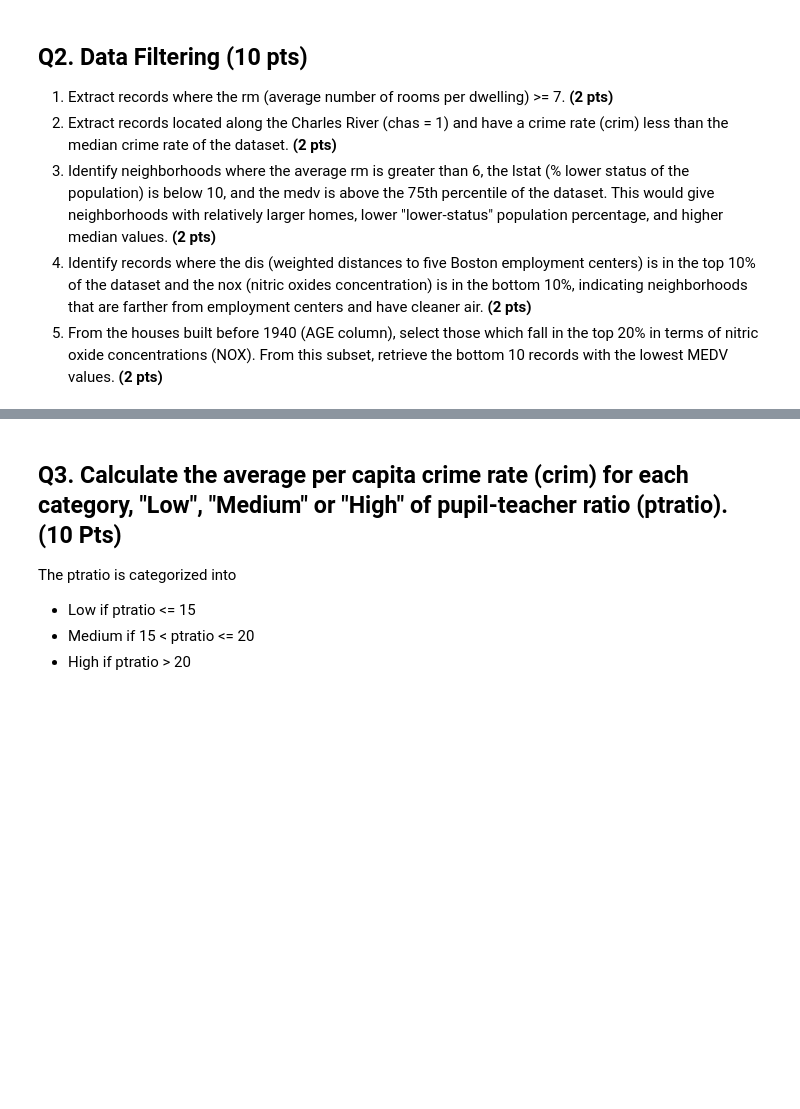
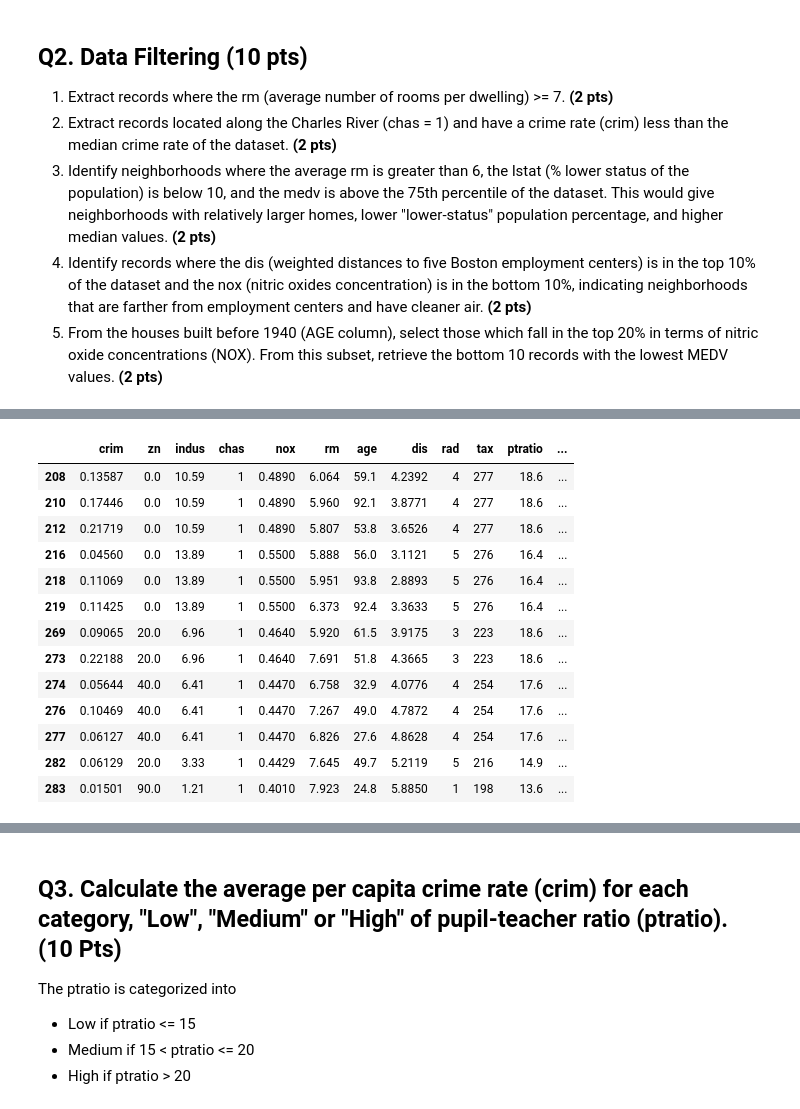
Before and after one commit to alperendemirciai/AIN214, a Jupyter notebook: Assignment1_2023.ipynb, the cells around one changed output, grey strips where cells are left out. Saved outputs shown, nothing was run; the diff lists cells and outputs as text; code cells hidden in the pictures; blank space fills up the shorter version.

```diff
--- a/Assignment1_2023.ipynb
+++ b/Assignment1_2023.ipynb
@@ -60,5 +188,21 @@ pd.set_option('display.max_columns', None)
 # %%
 # Extract records located along the Charles River (chas = 1) and have a crime rate (crim) less than the median crime rate of the dataset.
+df_read.loc[(df_read['chas']==1) & (df_read['crim']<df_read['crim'].median())]
+# %% [output]
+|  | crim | zn | indus | chas | nox | rm | age | dis | rad | tax | ptratio | ... |
+| 208 | 0.13587 | 0.0 | 10.59 | 1 | 0.4890 | 6.064 | 59.1 | 4.2392 | 4 | 277 | 18.6 | ... |
+| 210 | 0.17446 | 0.0 | 10.59 | 1 | 0.4890 | 5.960 | 92.1 | 3.8771 | 4 | 277 | 18.6 | ... |
+| 212 | 0.21719 | 0.0 | 10.59 | 1 | 0.4890 | 5.807 | 53.8 | 3.6526 | 4 | 277 | 18.6 | ... |
+| 216 | 0.04560 | 0.0 | 13.89 | 1 | 0.5500 | 5.888 | 56.0 | 3.1121 | 5 | 276 | 16.4 | ... |
+| 218 | 0.11069 | 0.0 | 13.89 | 1 | 0.5500 | 5.951 | 93.8 | 2.8893 | 5 | 276 | 16.4 | ... |
+| 219 | 0.11425 | 0.0 | 13.89 | 1 | 0.5500 | 6.373 | 92.4 | 3.3633 | 5 | 276 | 16.4 | ... |
+| 269 | 0.09065 | 20.0 | 6.96 | 1 | 0.4640 | 5.920 | 61.5 | 3.9175 | 3 | 223 | 18.6 | ... |
+| 273 | 0.22188 | 20.0 | 6.96 | 1 | 0.4640 | 7.691 | 51.8 | 4.3665 | 3 | 223 | 18.6 | ... |
+| 274 | 0.05644 | 40.0 | 6.41 | 1 | 0.4470 | 6.758 | 32.9 | 4.0776 | 4 | 254 | 17.6 | ... |
+| 276 | 0.10469 | 40.0 | 6.41 | 1 | 0.4470 | 7.267 | 49.0 | 4.7872 | 4 | 254 | 17.6 | ... |
+| 277 | 0.06127 | 40.0 | 6.41 | 1 | 0.4470 | 6.826 | 27.6 | 4.8628 | 4 | 254 | 17.6 | ... |
+| 282 | 0.06129 | 20.0 | 3.33 | 1 | 0.4429 | 7.645 | 49.7 | 5.2119 | 5 | 216 | 14.9 | ... |
+| 283 | 0.01501 | 90.0 | 1.21 | 1 | 0.4010 | 7.923 | 24.8 | 5.8850 | 1 | 198 | 13.6 | ... |
 # %%
 # Identify neighborhoods where the average rm is greater than 6, the lstat (% lower status of the population) is below 10, and the medv is above
 # the 75th percentile of the dataset.
```
Also changed, not shown: parts of 38 cells of this notebook.
